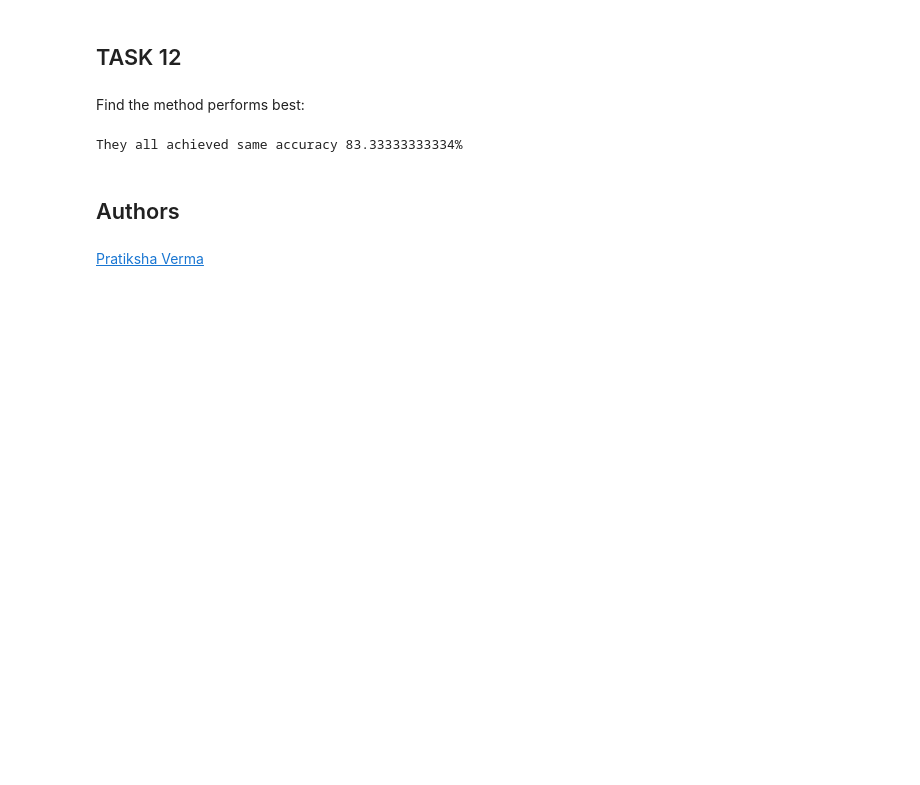
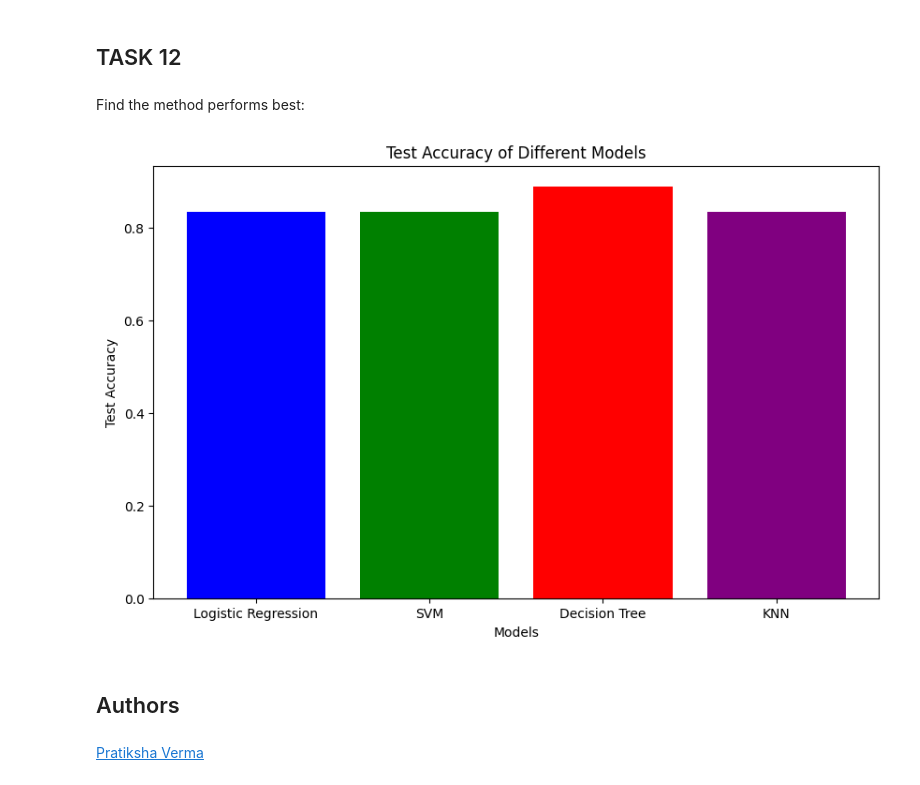
Before and after one commit to MinaEd/Space-Race, a Jupyter notebook: Machine Learning prediction.ipynb, the cells around one changed output. Cells and saved outputs as stored; diff of their text form; code cells hidden in the pictures; blank space fills up the shorter version.

```diff
--- a/Machine Learning prediction.ipynb
+++ b/Machine Learning prediction.ipynb
@@ -182,8 +194,8 @@ accuracy : 0.8464285714285713
 # %% [markdown]
 Calculate the accuracy on the test data using the method <code>score</code>:
 # %%
-test_accuracy = logreg_cv.score(X_test, Y_test)
-print("Test accuracy: ", test_accuracy)
+test1_accuracy = logreg_cv.score(X_test, Y_test)
+print("Test accuracy: ", test1_accuracy)
 # %% [output]
 Test accuracy:  0.8333333333333334
 # %% [markdown]
@@ -225,8 +237,8 @@ accuracy : 0.8482142857142856
 # %% [markdown]
 Calculate the accuracy on the test data using the method <code>score</code>:
 # %%
-test_accuracy = svm_cv.score(X_test, Y_test)
-print("Test accuracy: ", test_accuracy)
+test2_accuracy = svm_cv.score(X_test, Y_test)
+print("Test accuracy: ", test2_accuracy)
 # %% [output]
 Test accuracy:  0.8333333333333334
 # %% [markdown]
@@ -328,8 +340,8 @@ accuracy : 0.8482142857142858
 # %% [markdown]
 Calculate the accuracy of knn_cv on the test data using the method <code>score</code>:
 # %%
-test_accuracy = knn_cv.score(X_test, Y_test)
-print("Test accuracy: ", test_accuracy)
+test4_accuracy = knn_cv.score(X_test, Y_test)
+print("Test accuracy: ", test4_accuracy)
 # %% [output]
 Test accuracy:  0.8333333333333334
 # %% [markdown]
@@ -343,10 +355,23 @@ plot_confusion_matrix(Y_test,yhat)
 ## TASK  12
 # %% [markdown]
 Find the method performs best:
-# %%
-print("They all achieved same accuracy 83.33333333334%")
-# %% [output]
-They all achieved same accuracy 83.33333333334%
+# %%
+model_names = ['Logistic Regression', 'SVM', 'Decision Tree', 'KNN']
+test_accuracies = [test1_accuracy, test2_accuracy, test3_accuracy, test4_accuracy]
+
+
+plt.figure(figsize=(10, 6))
+plt.bar(model_names, test_accuracies, color=['blue', 'green', 'red', 'purple'])
+
+
+plt.title('Test Accuracy of Different Models')
+plt.xlabel('Models')
+plt.ylabel('Test Accuracy')
+
+
+plt.show()
+# %% [output]
+[figure, added]
 # %% [markdown]
 ## Authors
 # %% [markdown]
```
Also changed, not shown: parts of 8 cells of this notebook.
